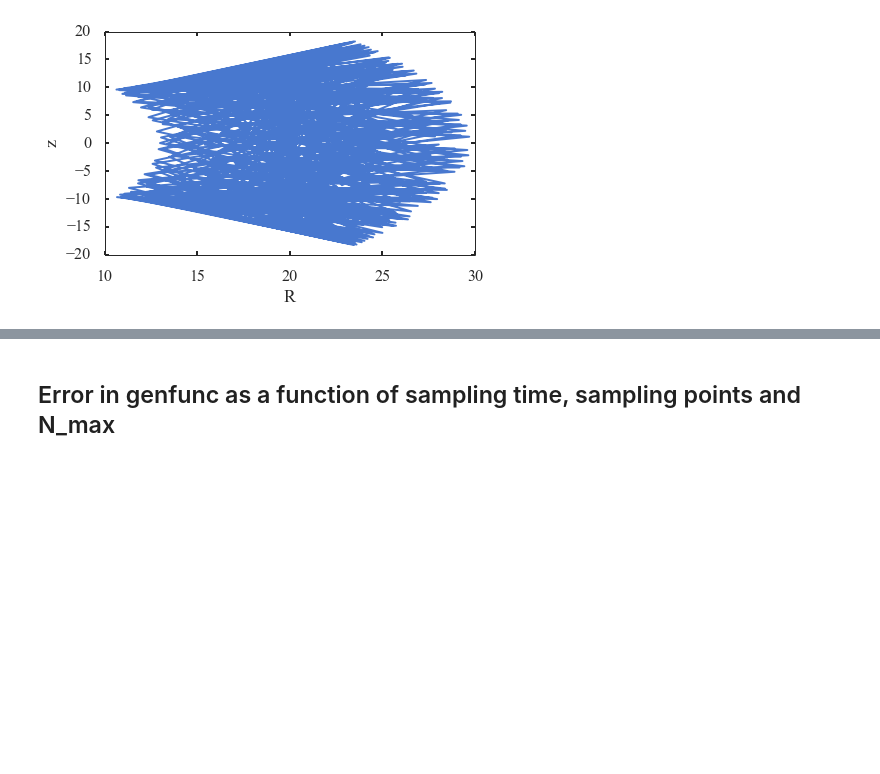
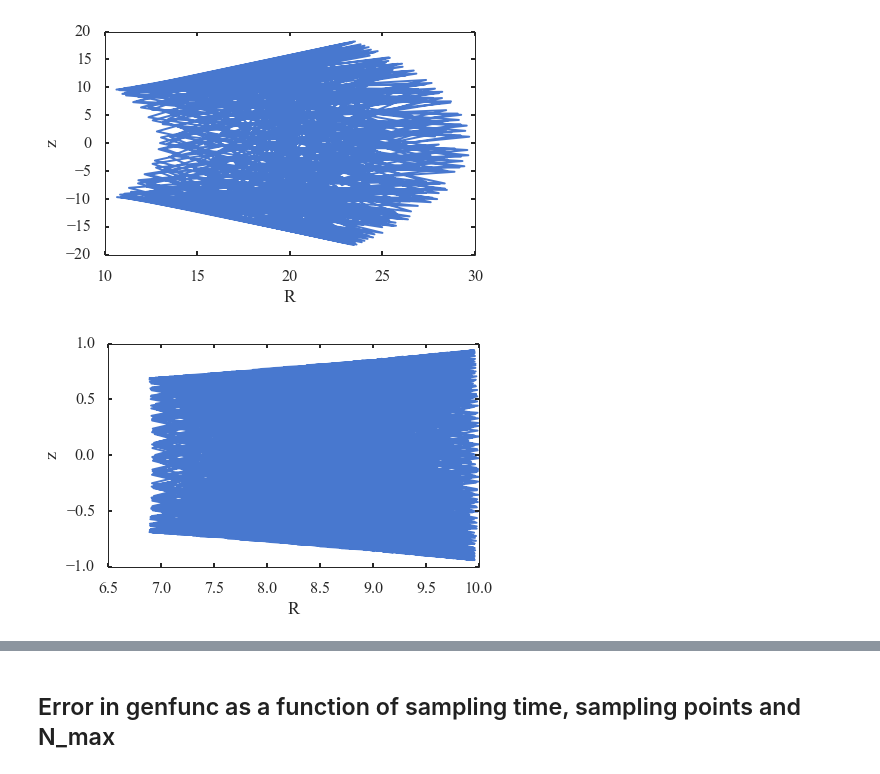
Before and after one commit to jobovy/streamgap-aa, a Jupyter notebook: py/ActionCheck.ipynb, the cells around one changed output, grey strips where cells are left out. Cells and saved outputs as stored; diff of their text form; code cells hidden in the pictures; blank space fills up the shorter version.

```diff
--- a/py/ActionCheck.ipynb
+++ b/py/ActionCheck.ipynb
@@ -48,3 +48,12 @@ plt.xlabel('R');plt.ylabel('z')
 # %% [output]
 <matplotlib.text.Text at 0x...>
 [figure]
+# %%
+R,T = integrate(np.array([10.,0.,0.,0.,180.,20.]),300.)
+t = np.linspace(0.,T,len(R))
+plt.plot(np.sqrt(R.T[0]**2+R.T[1]**2),R.T[2])
+plt.xlabel('R');plt.ylabel('z')
+AAS = aa.Actions_AxisymmetricStackel_Fudge(pot,-17.)
+acts = np.array([map(lambda i: AAS.actions(i),R)])
+# %% [output]
+[figure, added]
```
Also changed, not shown: parts of 3 cells of this notebook, 3 other files.
